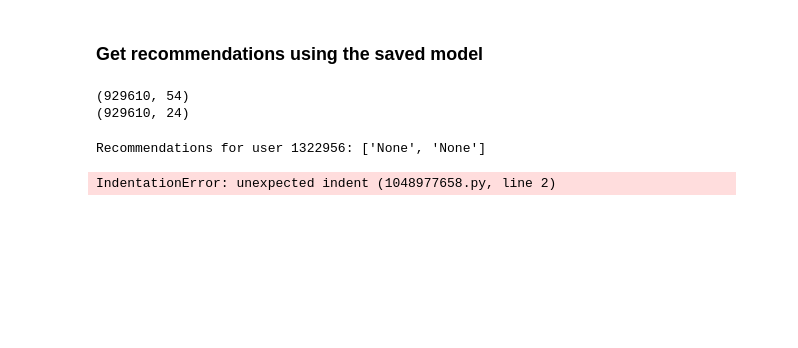
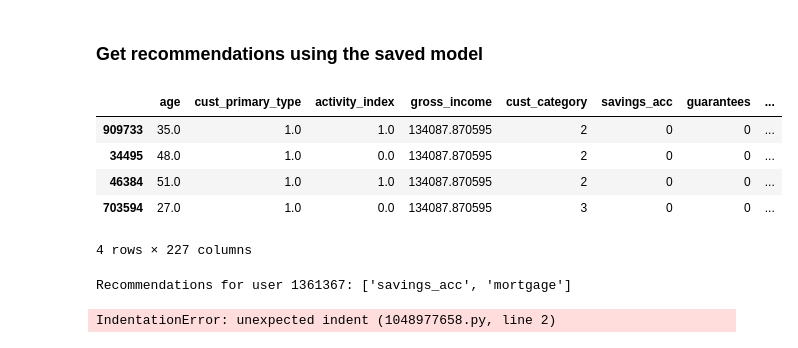
Before and after one commit to highwind-ai/examples, a Jupyter notebook: knn-banking-product-recommender/notebooks/data_exploration_santander_product_ds.ipynb, the cells around one changed output. Cells and saved outputs as stored; diff of their text form; code cells hidden in the pictures; blank space fills up the shorter version.

Commit message:
Update to use a saved model

```diff
--- a/knn-banking-product-recommender/notebooks/data_exploration_santander_product_ds.ipynb
+++ b/knn-banking-product-recommender/notebooks/data_exploration_santander_product_ds.ipynb
@@ -1459,3 +1475,24 @@ Recommendations for user 1322956: ['savings_acc', 'direct_debit']
 # %% [markdown]
 ### Get recommendations using the saved model
+# %%
+# Define paths to saved files
+test_data_path = os.path.join(ARTIFACT_SAVE_DIR, 'df_encoded_test_for_predictions.csv')
+train_data_path = os.path.join(ARTIFACT_SAVE_DIR, 'df_encoded_train_for_predictions.csv')
+test_ids_path = os.path.join(ARTIFACT_SAVE_DIR, 'df_encoded_test_ids.csv')
+
+
+# Load test, train data and IDs
+df_encoded_test_for_predictions = pd.read_csv(test_data_path)
+df_encoded_train_for_predictions = pd.read_csv(train_data_path)
+df_encoded_test_ids = pd.read_csv(test_ids_path)
+# %%
+# df_encoded_train_for_predictions.sample(4)
+df_encoded_test_for_predictions.sample(4)
+# %% [output]
+|  | age | cust_primary_type | activity_index | gross_income | cust_category | savings_acc | guarantees | ... |
+| 909733 | 35.0 | 1.0 | 1.0 | 134087.870595 | 2 | 0 | 0 | ... |
+| 34495 | 48.0 | 1.0 | 0.0 | 134087.870595 | 2 | 0 | 0 | ... |
+| 46384 | 51.0 | 1.0 | 1.0 | 134087.870595 | 2 | 0 | 0 | ... |
+| 703594 | 27.0 | 1.0 | 0.0 | 134087.870595 | 3 | 0 | 0 | ... |
+4 rows × 227 columns
 # %%
@@ -1491,6 +1501,0 @@ test_data_pca = pca.transform(test_data_scaled)
-# %%
-print(test_data_scaled.shape)
-print(test_data_pca.shape)
-# %% [output]
-(929610, 54)
-(929610, 24)
@@ -1497,14 +1541,14 @@ print(test_data_pca.shape)
 # %%
-user_id = 1322956
+# Generate recommendations for the specified user ID
+user_id = 1361367
 
-# Generate recommendations for the specified user ID
 recommendations = get_product_recommendations_for_user_id(
     user_id,
     df_encoded_train_for_predictions,
     df_encoded_test_for_predictions,
     df_encoded_test_ids,
     indices,
-    product_columns,
+    owns_product_columns,
     n_recommendations=2
 )
 
@@ -1513,7 +1557,7 @@ recommendations_with_names = map_product_codes_to_names(recommendations, product
 
 print(f"Recommendations for user {user_id}: {recommendations_with_names}")
 # %% [output]
-Recommendations for user 1322956: ['None', 'None']
+Recommendations for user 1361367: ['savings_acc', 'mortgage']
 # %%
 ## What's needed?
  - Check why the recommendations aren't working for the saved model
```
Also changed, not shown: parts of 26 cells of this notebook.
